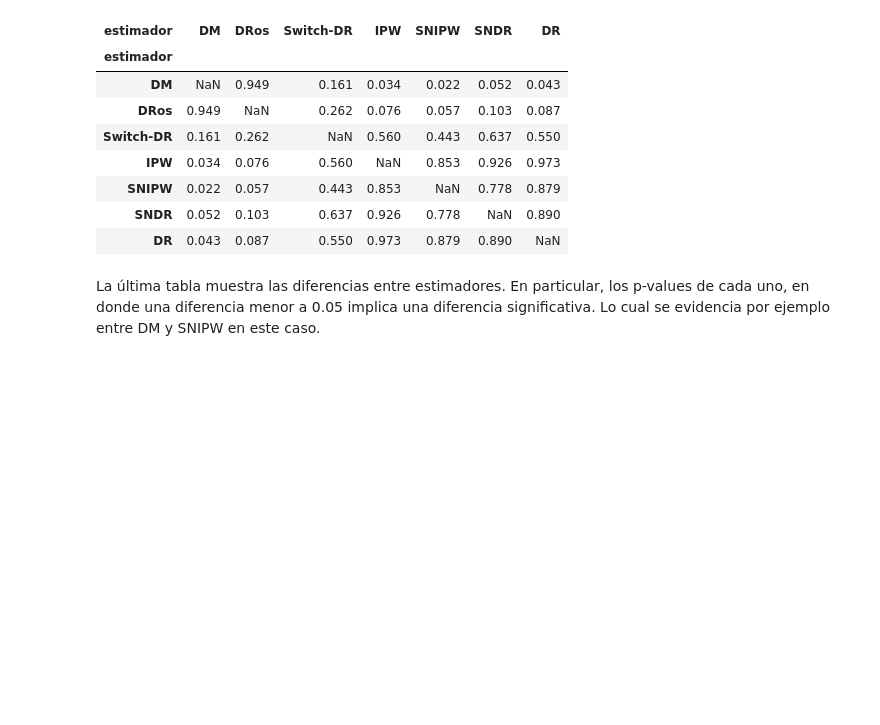
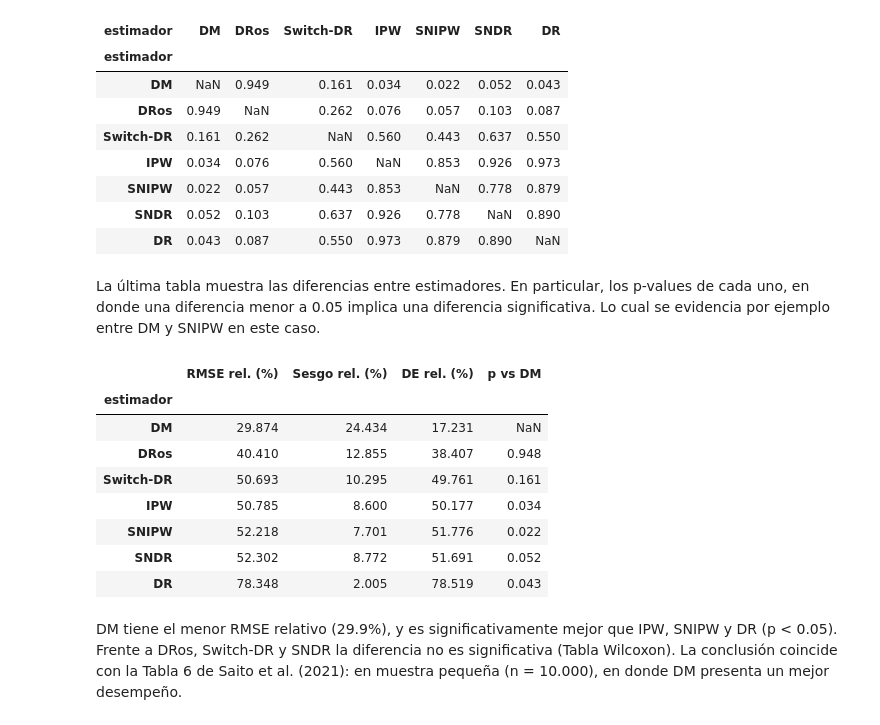
Before and after one commit to ddonosoh/OPE-Proyecto-recsys, a Jupyter notebook: ope.ipynb, the cells around one changed output. Drawn from its saved outputs; the diff is of its cells as text; code cells hidden in the pictures; blank space fills up the shorter version.

```diff
--- a/ope.ipynb
+++ b/ope.ipynb
@@ -284,3 +288,33 @@ pvalores.round(3)
 | DR | 0.043 | 0.087 | 0.550 | 0.973 | 0.879 | 0.890 | NaN |
 # %% [markdown]
 La última tabla muestra las diferencias entre estimadores. En particular, los p-values de cada uno, en donde una diferencia menor a 0.05 implica una diferencia significativa. Lo cual se evidencia por ejemplo entre DM y SNIPW en este caso.
+# %%
+from scipy.stats import ranksums
+import pandas as pd
+
+res = pd.read_csv("resultados/ope_men_n10000_tuning_por_semilla.csv")
+g = res.groupby("estimador")["estimado"]
+tabla = pd.DataFrame({
+    "RMSE rel. (%)": 100 * np.sqrt(res.groupby("estimador")["error2"].mean()) / ctr_real_random,
+    "Sesgo rel. (%)": 100 * (g.mean() - ctr_real_random) / ctr_real_random,
+    "DE rel. (%)": 100 * g.std() / ctr_real_random,
+}).sort_values("RMSE rel. (%)")
+
+# Wilcoxon (Tabla 6 (Saito et al., 2021)))
+err = res.pivot(index="semilla", columns="estimador", values="error2")
+mejor = tabla.index[0]
+tabla[f"p vs {mejor}"] = [np.nan if e == mejor else ranksums(err[mejor], err[e]).pvalue
+                          for e in tabla.index]
+tabla.round(3)
+# %% [output]
+|  | RMSE rel. (%) | Sesgo rel. (%) | DE rel. (%) | p vs DM |
+| estimador |  |  |  |  |
+| DM | 29.874 | 24.434 | 17.231 | NaN |
+| DRos | 40.410 | 12.855 | 38.407 | 0.948 |
+| Switch-DR | 50.693 | 10.295 | 49.761 | 0.161 |
+| IPW | 50.785 | 8.600 | 50.177 | 0.034 |
+| SNIPW | 52.218 | 7.701 | 51.776 | 0.022 |
+| SNDR | 52.302 | 8.772 | 51.691 | 0.052 |
+| DR | 78.348 | 2.005 | 78.519 | 0.043 |
+# %% [markdown]
+DM tiene el menor RMSE relativo (29.9%), y es significativamente mejor que IPW, SNIPW y DR (p < 0.05). Frente a DRos, Switch-DR y SNDR la diferencia no es significativa (Tabla Wilcoxon). La conclusión coincide con la Tabla 6 de Saito et al. (2021): en muestra pequeña (n = 10.000), en donde DM presenta un mejor desempeño.
```
Also changed, not shown: parts of 13 cells of this notebook, 2 other files.
